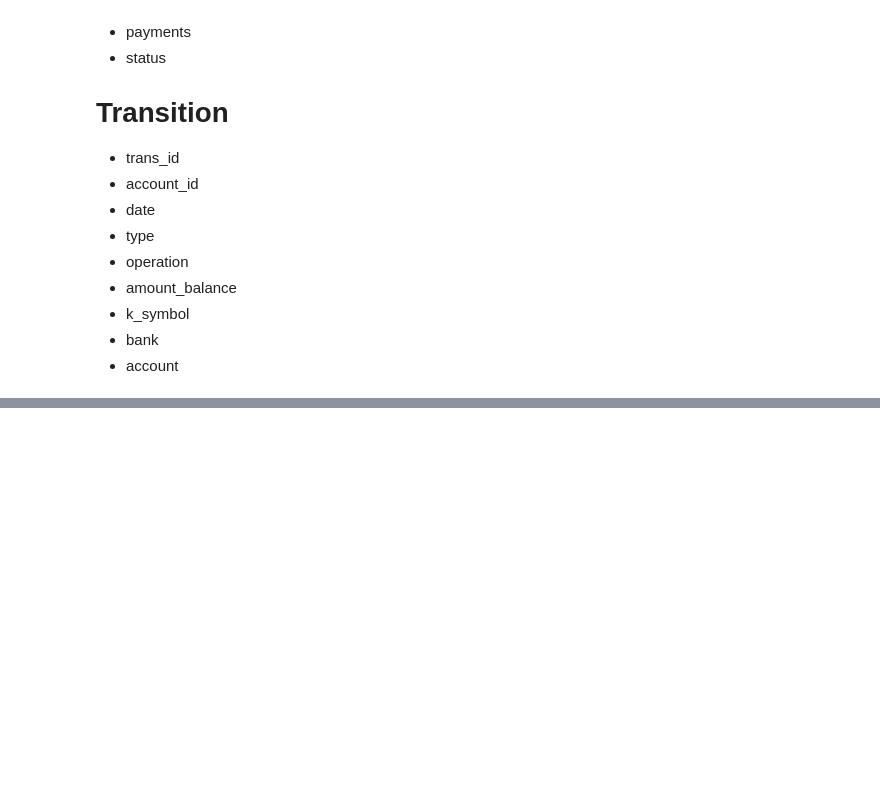
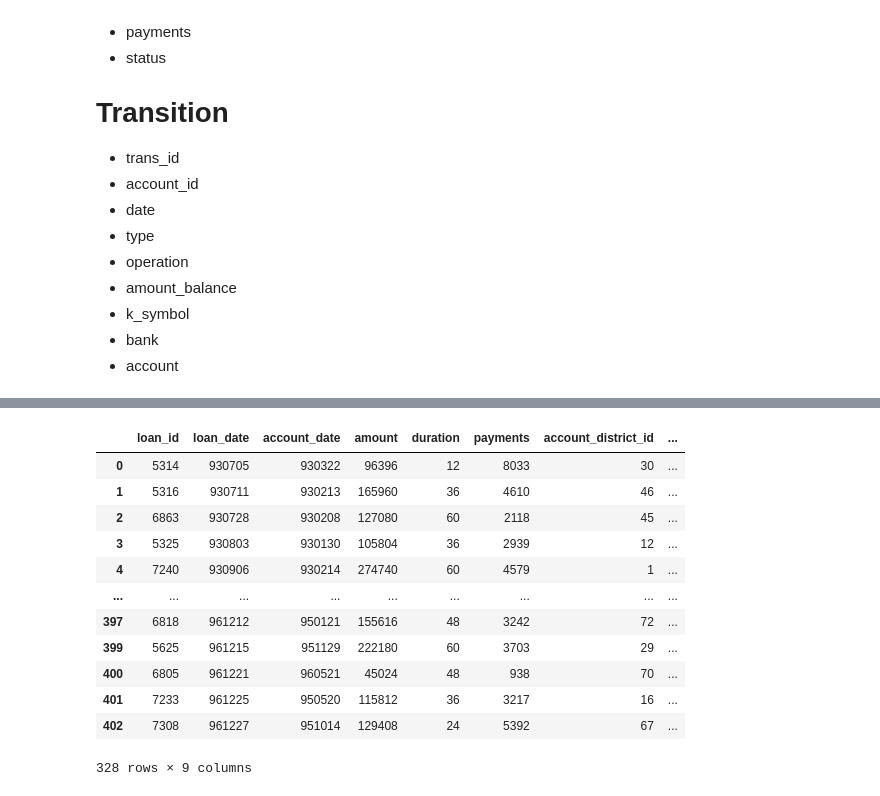
Before and after one commit to RicardoBoia2017/FEUP_ECAC, a Jupyter notebook: Project.ipynb, the cells around one changed output, grey strips where cells are left out. Saved outputs shown, nothing was run; the diff lists cells and outputs as text; code cells hidden in the pictures; blank space fills up the shorter version.

```diff
--- a/Project.ipynb
+++ b/Project.ipynb
@@ -227,0 +259,6 @@ def cross_validationScores(modelName, model, X, y, n_folds=10):
+# %%
+df_owner = df[df['type']==1]
+df_owner = df_owner[['loan_id', 'loan_date', 'account_date', 'amount', 'duration', 'payments', 'account_district_id', 'client_district_id', 'status']]
+X= df_owner.drop(columns='status')
+y = df_owner['status'].copy()
+X_test = X_test[['loan_id', 'loan_date', 'account_date', 'amount', 'duration', 'payments', 'account_district_id', 'client_district_id']]
@@ -227,0 +270,16 @@ def cross_validationScores(modelName, model, X, y, n_folds=10):
+# %%
+df_owner
+# %% [output]
+|  | loan_id | loan_date | account_date | amount | duration | payments | account_district_id | ... |
+| 0 | 5314 | 930705 | 930322 | 96396 | 12 | 8033 | 30 | ... |
+| 1 | 5316 | 930711 | 930213 | 165960 | 36 | 4610 | 46 | ... |
+| 2 | 6863 | 930728 | 930208 | 127080 | 60 | 2118 | 45 | ... |
+| 3 | 5325 | 930803 | 930130 | 105804 | 36 | 2939 | 12 | ... |
+| 4 | 7240 | 930906 | 930214 | 274740 | 60 | 4579 | 1 | ... |
+| ... | ... | ... | ... | ... | ... | ... | ... | ... |
+| 397 | 6818 | 961212 | 950121 | 155616 | 48 | 3242 | 72 | ... |
+| 399 | 5625 | 961215 | 951129 | 222180 | 60 | 3703 | 29 | ... |
+| 400 | 6805 | 961221 | 960521 | 45024 | 48 | 938 | 70 | ... |
+| 401 | 7233 | 961225 | 950520 | 115812 | 36 | 3217 | 16 | ... |
+| 402 | 7308 | 961227 | 951014 | 129408 | 24 | 5392 | 67 | ... |
+328 rows × 9 columns
```
Also changed, not shown: parts of 19 cells of this notebook.
